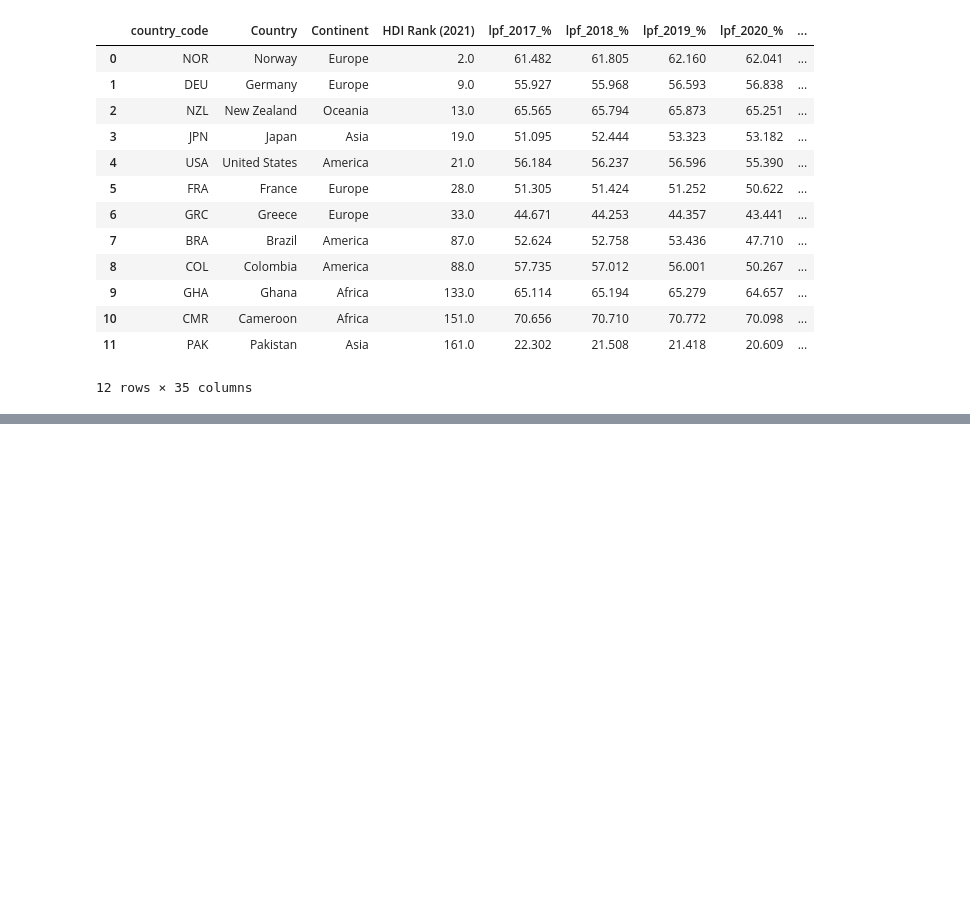
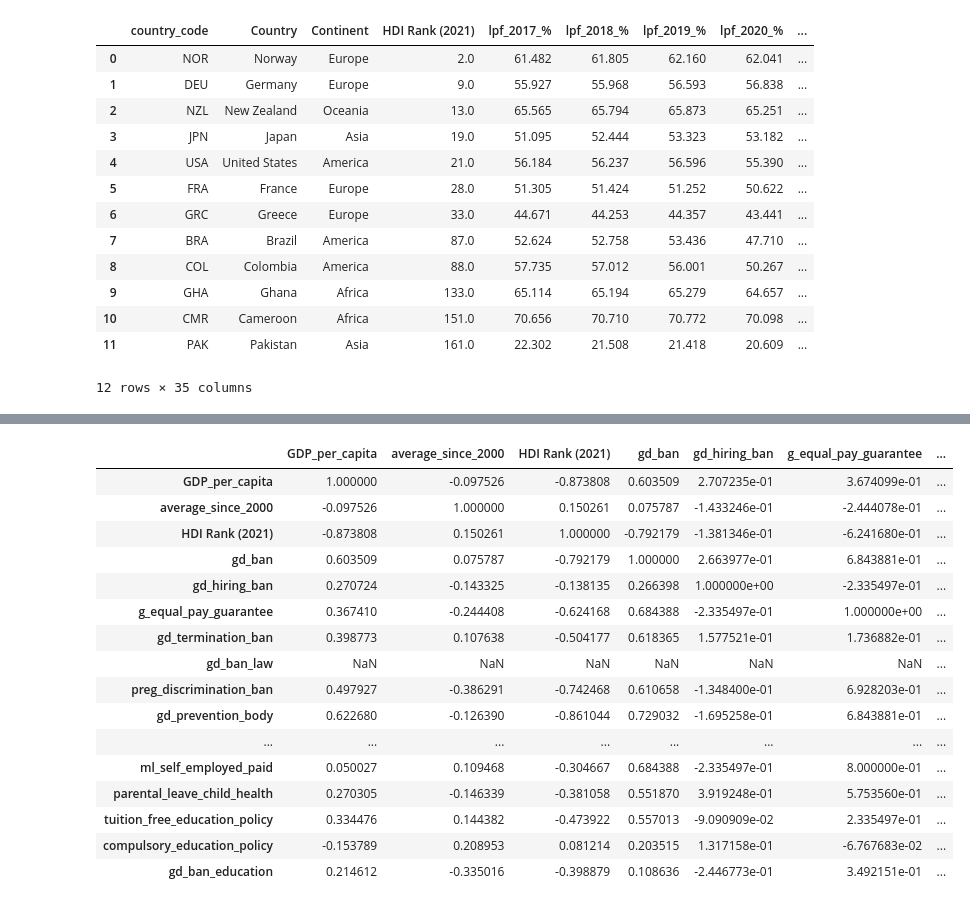
Before and after one commit to PaolaGaray/FirstProject, a Jupyter notebook: notebooks/load_and_clean_data_luciest06.ipynb, the cells around one changed output, grey strips where cells are left out. Drawn from its saved outputs; the diff is of its cells as text; code cells hidden in the pictures; blank space fills up the shorter version.

```diff
--- a/notebooks/load_and_clean_data_luciest06.ipynb
+++ b/notebooks/load_and_clean_data_luciest06.ipynb
@@ -531,7 +531,7 @@ df_gd_economy2_reset
 # %%
 #merging the third table to the first two tables already merged
 
-merged_gdeco_HDI_unpaiddomwork_df=pd.merge(merged_HDI_unpaid_dom_work_df, df_gd_economy1, on='country_code', how='inner')
+merged_gdeco_HDI_unpaiddomwork_df=pd.merge(merged_HDI_unpaid_dom_work_df, df_gd_economy2, on='country_code', how='inner')
 merged_gdeco_HDI_unpaiddomwork_df
 # %% [output]
 |  | country_code | Country | Continent | HDI Rank (2021) | lpf_2017_% | lpf_2018_% | lpf_2019_% | lpf_2020_% | ... |
@@ -558,0 +551,4 @@ merged_gdeco_HDI_unpaiddomwork_df[['average_since_2000','HDI Rank (2021)','ml_pa
+# %%
+merged_gdeco_HDI_unpaiddomwork_df['GDP_per_capita']=merged_gdeco_HDI_unpaiddomwork_df['country_code'].map({'NOR':36.5,'GRC':11.07,'FRA':18.7,'DEU':21.25,'USA':30.58,'BRA':3.03,'COL':3.05,'JPN':17.19,'NZL':26.29,'PAK':0.35,'GHA':0.63,'CMR':0.45})
+
+merged_gdeco_HDI_unpaiddomwork_df
@@ -558,0 +570,20 @@ merged_gdeco_HDI_unpaiddomwork_df[['average_since_2000','HDI Rank (2021)','ml_pa
+# %%
+merged_gdeco_HDI_unpaiddomwork_df[['GDP_per_capita','average_since_2000','HDI Rank (2021)','gd_ban','gd_hiring_ban','g_equal_pay_guarantee','gd_termination_ban','gd_ban_law', 'preg_discrimination_ban','gd_prevention_body','gd_policy_body','ml_paid', 'pl_paid','lowest_wage_replacement_paid_leave_mothers','ml_job_protection','ml_self_employed_paid','parental_leave_child_health', 'tuition_free_education_policy',' compulsory_education_policy','gd_ban_education']].corr()
+# %% [output]
+|  | GDP_per_capita | average_since_2000 | HDI Rank (2021) | gd_ban | gd_hiring_ban | g_equal_pay_guarantee | ... |
+| GDP_per_capita | 1.000000 | -0.097526 | -0.873808 | 0.603509 | 2.707235e-01 | 3.674099e-01 | ... |
+| average_since_2000 | -0.097526 | 1.000000 | 0.150261 | 0.075787 | -1.433246e-01 | -2.444078e-01 | ... |
+| HDI Rank (2021) | -0.873808 | 0.150261 | 1.000000 | -0.792179 | -1.381346e-01 | -6.241680e-01 | ... |
+| gd_ban | 0.603509 | 0.075787 | -0.792179 | 1.000000 | 2.663977e-01 | 6.843881e-01 | ... |
+| gd_hiring_ban | 0.270724 | -0.143325 | -0.138135 | 0.266398 | 1.000000e+00 | -2.335497e-01 | ... |
+| g_equal_pay_guarantee | 0.367410 | -0.244408 | -0.624168 | 0.684388 | -2.335497e-01 | 1.000000e+00 | ... |
+| gd_termination_ban | 0.398773 | 0.107638 | -0.504177 | 0.618365 | 1.577521e-01 | 1.736882e-01 | ... |
+| gd_ban_law | NaN | NaN | NaN | NaN | NaN | NaN | ... |
+| preg_discrimination_ban | 0.497927 | -0.386291 | -0.742468 | 0.610658 | -1.348400e-01 | 6.928203e-01 | ... |
+| gd_prevention_body | 0.622680 | -0.126390 | -0.861044 | 0.729032 | -1.695258e-01 | 6.843881e-01 | ... |
+| ... | ... | ... | ... | ... | ... | ... | ... |
+| ml_self_employed_paid | 0.050027 | 0.109468 | -0.304667 | 0.684388 | -2.335497e-01 | 8.000000e-01 | ... |
+| parental_leave_child_health | 0.270305 | -0.146339 | -0.381058 | 0.551870 | 3.919248e-01 | 5.753560e-01 | ... |
+| tuition_free_education_policy | 0.334476 | 0.144382 | -0.473922 | 0.557013 | -9.090909e-02 | 2.335497e-01 | ... |
+| compulsory_education_policy | -0.153789 | 0.208953 | 0.081214 | 0.203515 | 1.317158e-01 | -6.767683e-02 | ... |
+| gd_ban_education | 0.214612 | -0.335016 | -0.398879 | 0.108636 | -2.446773e-01 | 3.492151e-01 | ... |
```
Also changed, not shown: parts of 5 cells of this notebook.
